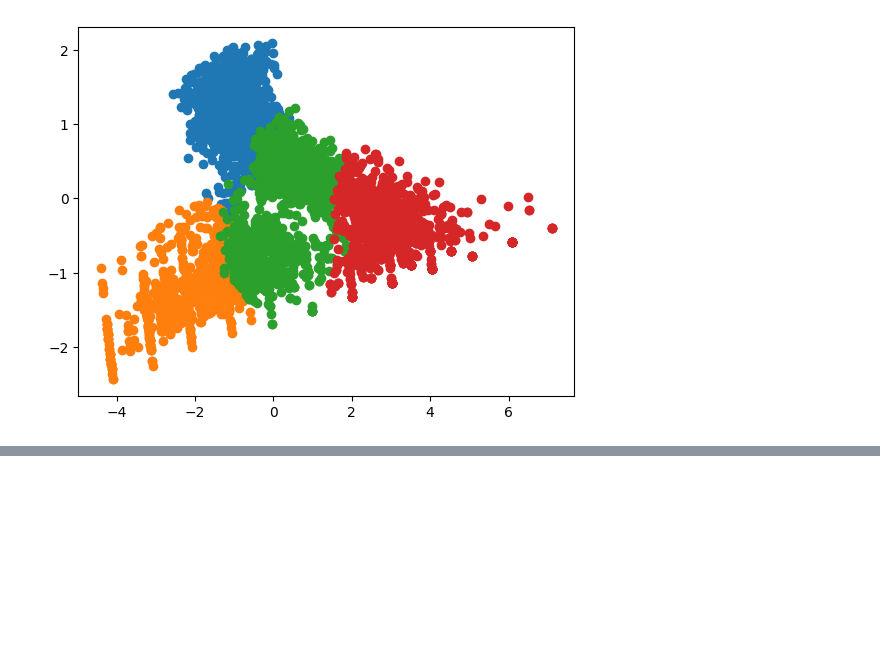
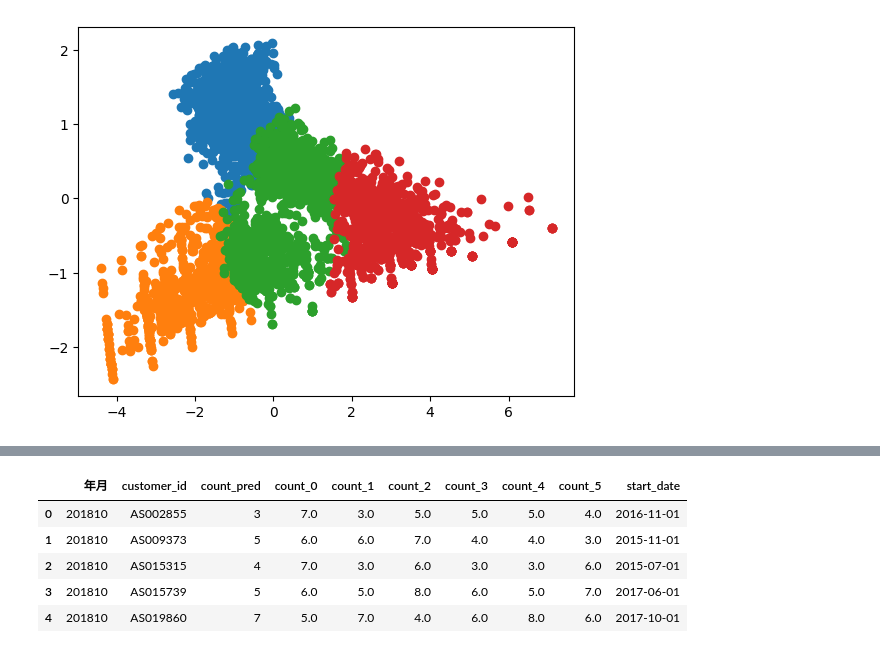
Before and after one commit to shota98501/Data_Scientist, a Jupyter notebook: Knock(DirtyData)/Dirty_Data4/Data_Analysis/Dirty_Data4.ipynb, the cells around one changed output, grey strips where cells are left out. Cells and saved outputs as stored; diff of their text form; code cells hidden in the pictures; blank space fills up the shorter version.

```diff
--- a/Knock(DirtyData)/Dirty_Data4/Data_Analysis/Dirty_Data4.ipynb
+++ b/Knock(DirtyData)/Dirty_Data4/Data_Analysis/Dirty_Data4.ipynb
@@ -96,0 +121,7 @@ for i in customer_clustering["cluster"].unique():
+# %%
+uselog["usedate"] = pd.to_datetime(uselog["usedate"])
+uselog["年月"] = uselog["usedate"].dt.strftime("%Y%m")
+uselog_months = uselog.groupby(["年月", "customer_id"], as_index=False).count()
+uselog_months.rename(columns={"log_id":"count"}, inplace=True)
+del uselog_months["usedate"]
+uselog_months.head()
@@ -96,0 +135,13 @@ for i in customer_clustering["cluster"].unique():
+# %%
+year_months = list(uselog_months["年月"].unique())
+predict_data = pd.DataFrame()
+for i in range(6, len(year_months)):
+    tmp = uselog_months.loc[uselog_months["年月"]==year_months[i]].copy()
+    tmp.rename(columns={"count":"count_pred"}, inplace=True)
+    for j in range(1, 7):
+        tmp_before = uselog_months.loc[uselog_months["年月"]==year_months[i-j]].copy()
+        del tmp_before["年月"]
+        tmp_before.rename(columns={"count":"count_{}".format(j-1)},inplace=True)
+        tmp = pd.merge(tmp, tmp_before,on="customer_id",how="left")
+    predict_data = pd.concat([predict_data, tmp], ignore_index=True)
+predict_data.head()
@@ -96,0 +155,4 @@ for i in customer_clustering["cluster"].unique():
+# %%
+predict_data = predict_data.dropna()
+predict_data = predict_data.reset_index(drop=True)
+predict_data.head()
@@ -96,0 +166,10 @@ for i in customer_clustering["cluster"].unique():
+# %%
+predict_data = pd.merge (predict_data, customer[["customer_id", "start_date"]], on="customer_id", how="left")
+predict_data.head()
+# %% [output]
+|  | 年月 | customer_id | count_pred | count_0 | count_1 | count_2 | count_3 | count_4 | count_5 | start_date |
+| 0 | 201810 | AS002855 | 3 | 7.0 | 3.0 | 5.0 | 5.0 | 5.0 | 4.0 | 2016-11-01 |
+| 1 | 201810 | AS009373 | 5 | 6.0 | 6.0 | 7.0 | 4.0 | 4.0 | 3.0 | 2015-11-01 |
+| 2 | 201810 | AS015315 | 4 | 7.0 | 3.0 | 6.0 | 3.0 | 3.0 | 6.0 | 2015-07-01 |
+| 3 | 201810 | AS015739 | 5 | 6.0 | 5.0 | 8.0 | 6.0 | 5.0 | 7.0 | 2017-06-01 |
+| 4 | 201810 | AS019860 | 7 | 5.0 | 7.0 | 4.0 | 6.0 | 8.0 | 6.0 | 2017-10-01 |
```
Also changed, not shown: parts of 5 cells of this notebook.
